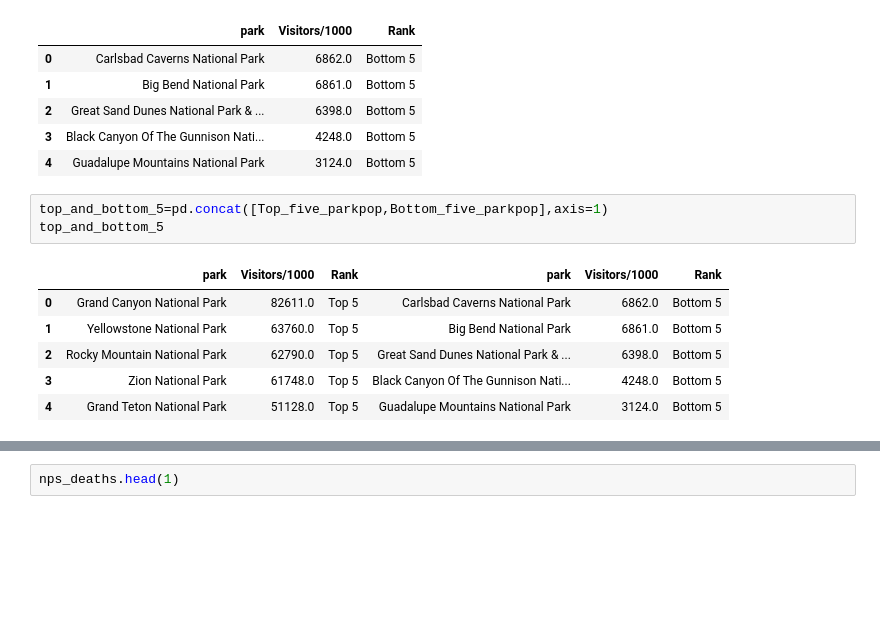
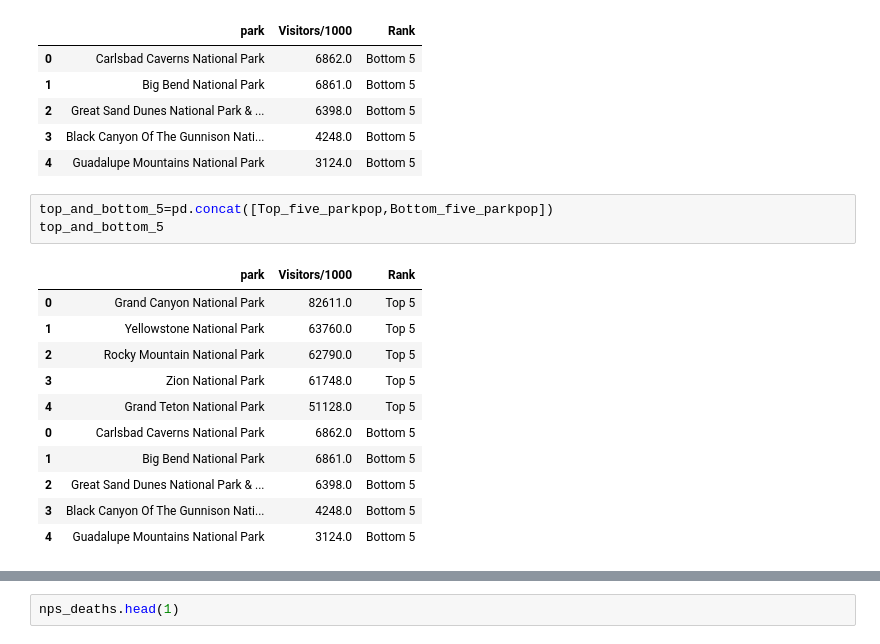
Before and after one commit to GGRAN24/Capstone_NParks, a Jupyter notebook: Capstone(a).ipynb, the cells around one changed output, grey strips where cells are left out. Saved outputs shown, nothing was run; the diff lists cells and outputs as text; blank space fills up the shorter version.

```diff
--- a/Capstone(a).ipynb
+++ b/Capstone(a).ipynb
@@ -455,12 +457,17 @@ Bottom_five_parkpop
 | 3 | Black Canyon Of The Gunnison Nati... | 4248.0 | Bottom 5 |
 | 4 | Guadalupe Mountains National Park | 3124.0 | Bottom 5 |
 # %%
-top_and_bottom_5=pd.concat([Top_five_parkpop,Bottom_five_parkpop],axis=1)
+top_and_bottom_5=pd.concat([Top_five_parkpop,Bottom_five_parkpop])
 top_and_bottom_5
 # %% [output]
-|  | park | Visitors/1000 | Rank | park | Visitors/1000 | Rank |
-| 0 | Grand Canyon National Park | 82611.0 | Top 5 | Carlsbad Caverns National Park | 6862.0 | Bottom 5 |
-| 1 | Yellowstone National Park | 63760.0 | Top 5 | Big Bend National Park | 6861.0 | Bottom 5 |
-| 2 | Rocky Mountain National Park | 62790.0 | Top 5 | Great Sand Dunes National Park & ... | 6398.0 | Bottom 5 |
-| 3 | Zion National Park | 61748.0 | Top 5 | Black Canyon Of The Gunnison Nati... | 4248.0 | Bottom 5 |
-| 4 | Grand Teton National Park | 51128.0 | Top 5 | Guadalupe Mountains National Park | 3124.0 | Bottom 5 |
+|  | park | Visitors/1000 | Rank |
+| 0 | Grand Canyon National Park | 82611.0 | Top 5 |
+| 1 | Yellowstone National Park | 63760.0 | Top 5 |
+| 2 | Rocky Mountain National Park | 62790.0 | Top 5 |
+| 3 | Zion National Park | 61748.0 | Top 5 |
+| 4 | Grand Teton National Park | 51128.0 | Top 5 |
+| 0 | Carlsbad Caverns National Park | 6862.0 | Bottom 5 |
+| 1 | Big Bend National Park | 6861.0 | Bottom 5 |
+| 2 | Great Sand Dunes National Park & ... | 6398.0 | Bottom 5 |
+| 3 | Black Canyon Of The Gunnison Nati... | 4248.0 | Bottom 5 |
+| 4 | Guadalupe Mountains National Park | 3124.0 | Bottom 5 |
```
Also changed, not shown: parts of 57 cells of this notebook.
